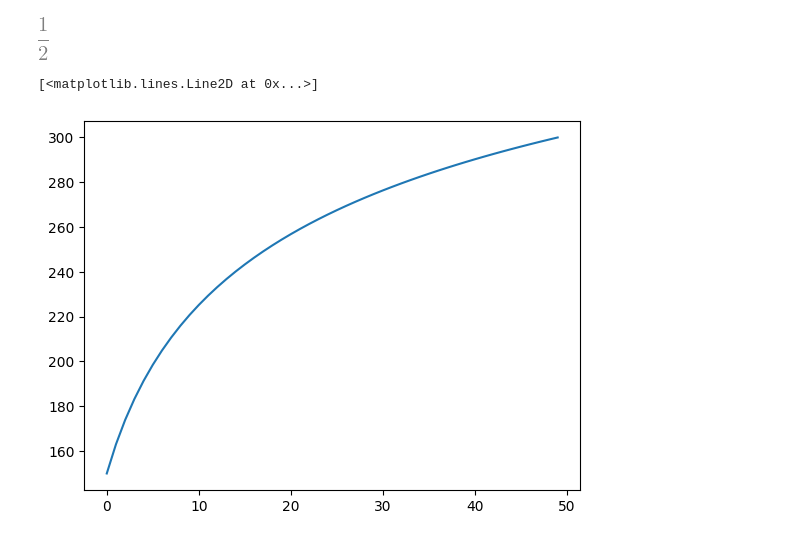
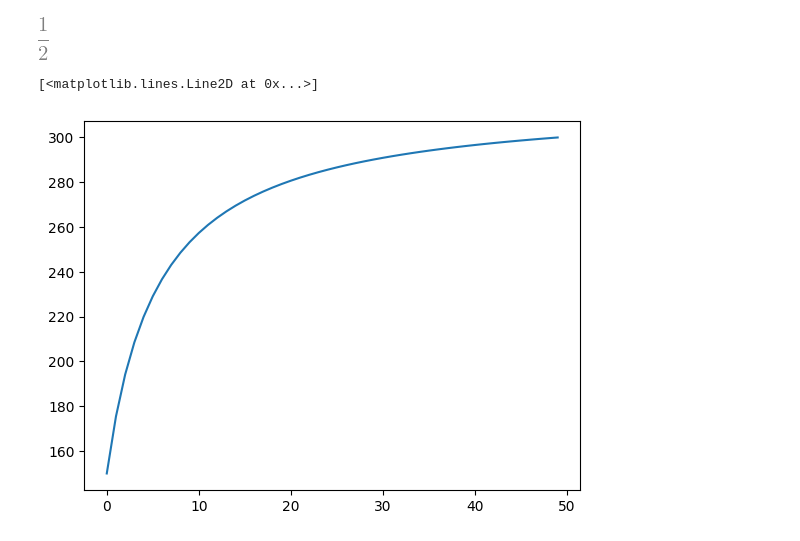
Before and after one commit to LeoBasov/hamt, a Jupyter notebook: doc/jupyter/FEM_1d.ipynb, the cells around one changed output. Drawn from its saved outputs; the diff is of its cells as text; code cells hidden in the pictures.

```diff
--- a/doc/jupyter/FEM_1d.ipynb
+++ b/doc/jupyter/FEM_1d.ipynb
@@ -256,31 +262,31 @@ factor(integrate((1/h)*phi_ip, (r, ri, rip))).subs(rip - ri, h)
 # %%
 N = 50
 r0 = 1
 r1 = 10
 h = (r1 - r0)/N
 T0 = 150
 T1 = 300
 
 M = np.zeros((N, N))
 v = np.zeros(N)
 
 M[0, 0] = 1
 M[N-1, N-1] = 1
 
 v[0] = T0
 v[N-1] = T1
 
 for i in range(1, N-1):
     for k in range(N):
         if i == k:
-            M[i, k] = -2 * (r0 + i*h)/h**2
+            M[i, k] = ((r0 + (i+1)*h) + 2*(r0 + i*h) + (r0 + (i-1)*h))/(2*h)
         elif k == (i - 1):
-            M[i, k] = (-1/(2*h)) + (r0 + i*h)/h**2 - 0.5
+            M[i, k] = -((r0 + i*h) + (r0 + (i - 1)*h))/(2*h) +0.5
         elif k == (i + 1):
-            M[i, k] = (1/(2*h)) + (r0 + i*h)/h**2 + 0.5
+            M[i, k] = -((r0 + i*h) + (r0 + (i + 1)*h))/(2*h) -0.5
 
 a = np.linalg.solve(M, v)
 plt.plot(a)
 # %% [output]
 [<matplotlib.lines.Line2D at 0x...>]
-[figure, old version]
+[figure, new version]
```
Also changed, not shown: parts of 1 cell of this notebook.
